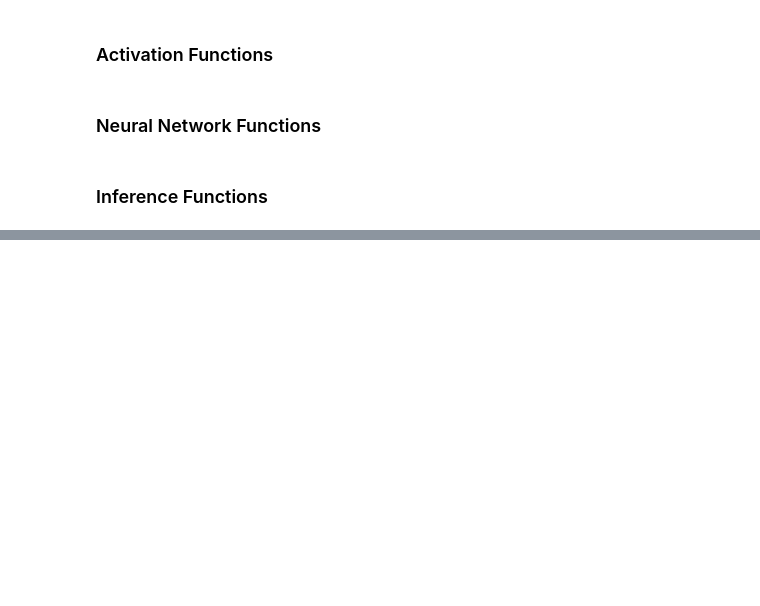
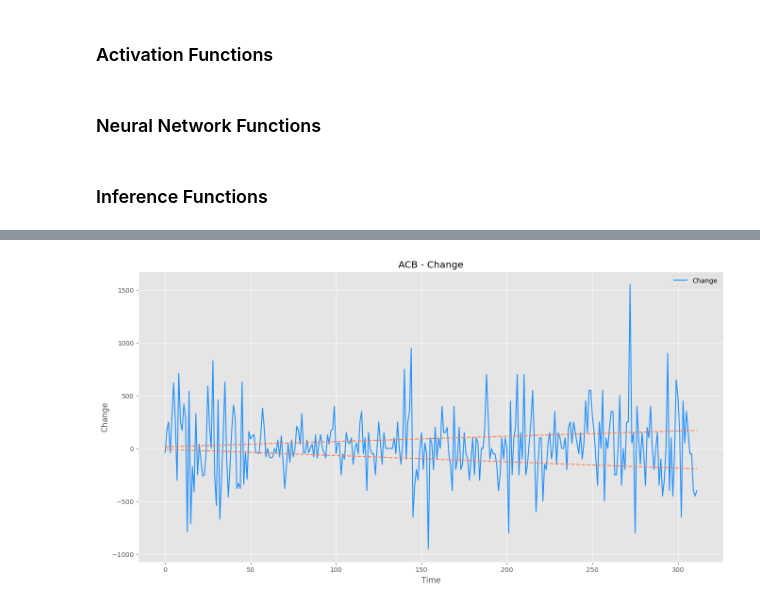
Before and after one commit to nvkhoa14/LTSM-Parallel, a Jupyter notebook: LSTM.ipynb, the cells around one changed output, grey strips where cells are left out. Drawn from its saved outputs; the diff is of its cells as text; code cells hidden in the pictures; blank space fills up the shorter version.

```diff
--- a/LSTM.ipynb
+++ b/LSTM.ipynb
@@ -490,0 +518,12 @@ def predict_US_airline_passengers(df, params, raw_data, centroids, devide_lines)
+# %%
+plt.figure(figsize=(16, 8))
+plt.plot(df['Change'], label = 'Change', color = 'DodgerBlue')
+plt.plot(df['Upper_Bound'], linestyle='--', color = 'Coral')
+plt.plot(df['Lower_Bound'], linestyle='--', color = 'Coral')
+plt.xlabel('Time')
+plt.ylabel('Change')
+plt.title('ACB - Change')
+plt.legend()
+plt.show()
+# %% [output]
+[figure, added]
```
Also changed, not shown: parts of 12 cells of this notebook, 3 other files.
